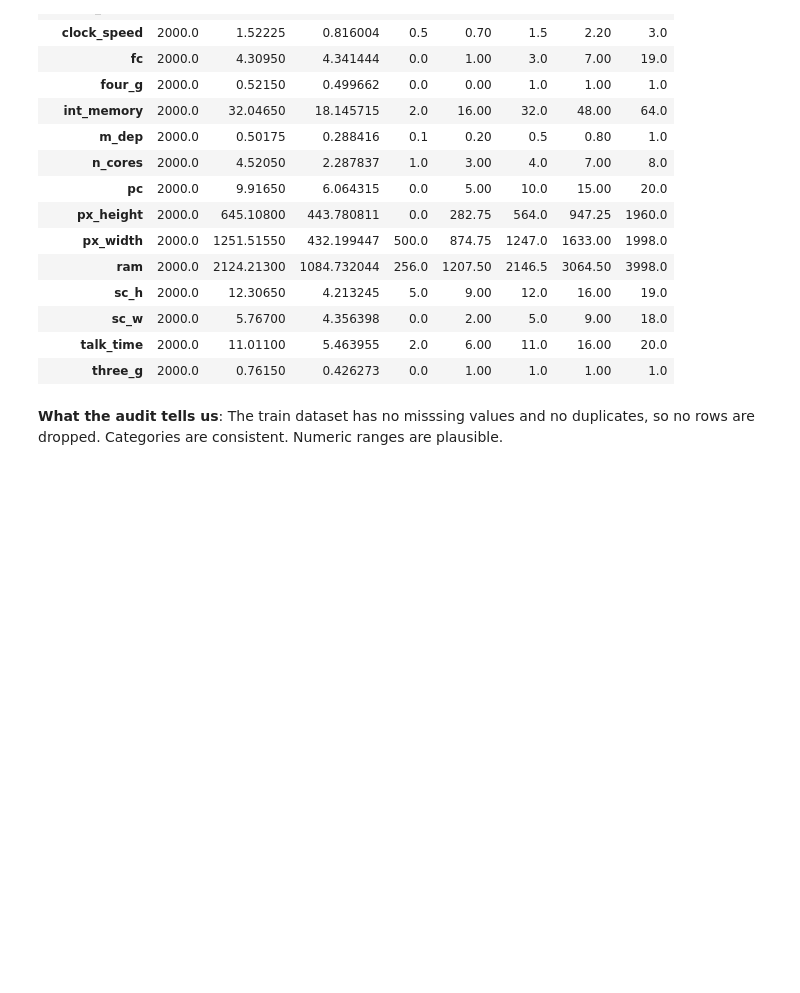
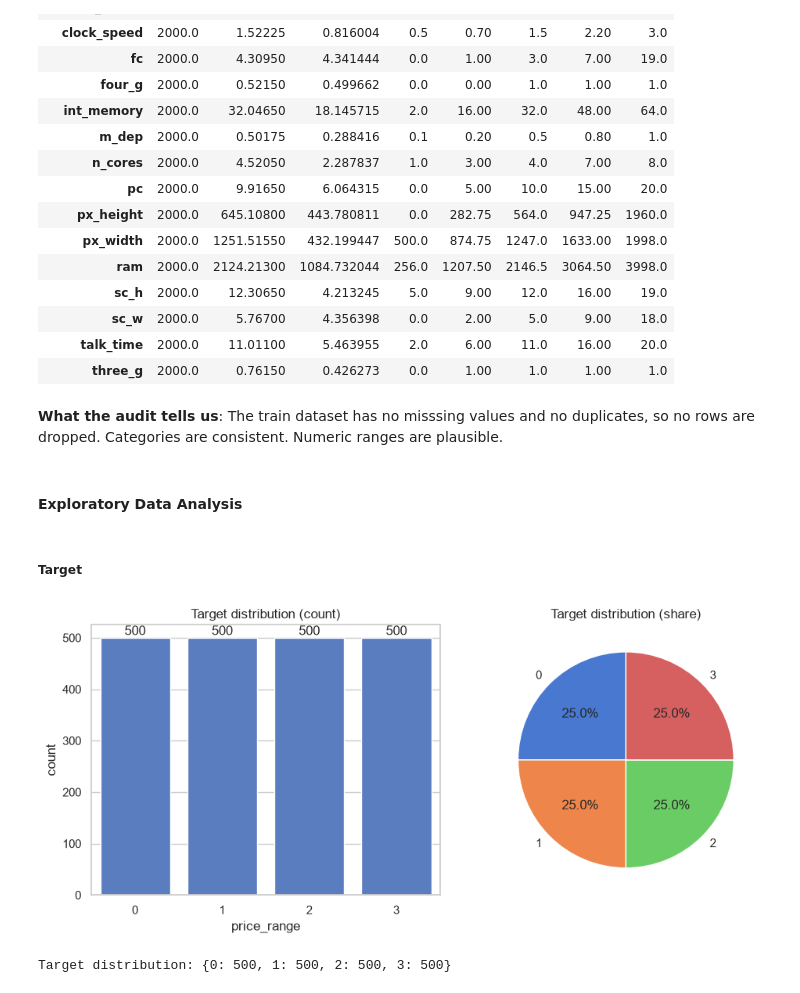
Before and after one commit to anikets349/ML-Assignment, a Jupyter notebook: Assignment.ipynb, the cells around one changed output. Saved outputs shown, nothing was run; the diff lists cells and outputs as text; code cells hidden in the pictures; blank space fills up the shorter version.

Commit message:
feat: Add univariate analysis

```diff
--- a/Assignment.ipynb
+++ b/Assignment.ipynb
@@ -129,3 +129,26 @@ wifi            {'Yes': 1014, 'No': 986}
 | three_g | 2000.0 | 0.76150 | 0.426273 | 0.0 | 1.00 | 1.0 | 1.00 | 1.0 |
 # %% [markdown]
 **What the audit tells us**: The train dataset has no misssing values and no duplicates, so no rows are dropped. Categories are consistent. Numeric ranges are plausible.
+# %% [markdown]
+#### Exploratory Data Analysis
+# %% [markdown]
+##### Target
+# %%
+vc = train["price_range"].value_counts().sort_index().to_dict()
+
+fig, ax = plt.subplots(1, 2, figsize=(10, 4.5))
+
+sns.countplot(data=train, x="price_range", ax=ax[0])
+ax[0].set_title("Target distribution (count)")
+ax[0].bar_label(ax[0].containers[0])
+
+ax[1].pie(x=list(vc.values()), labels=list(vc.keys()), autopct="%1.1f%%", startangle=90)
+ax[1].set_title("Target distribution (share)")
+
+plt.tight_layout()
+plt.show()
+
+print(f"Target distribution: {vc}")
+# %% [output]
+[figure, added]
+Target distribution: {0: 500, 1: 500, 2: 500, 3: 500}
```
Also changed, not shown: parts of 7 cells of this notebook.
